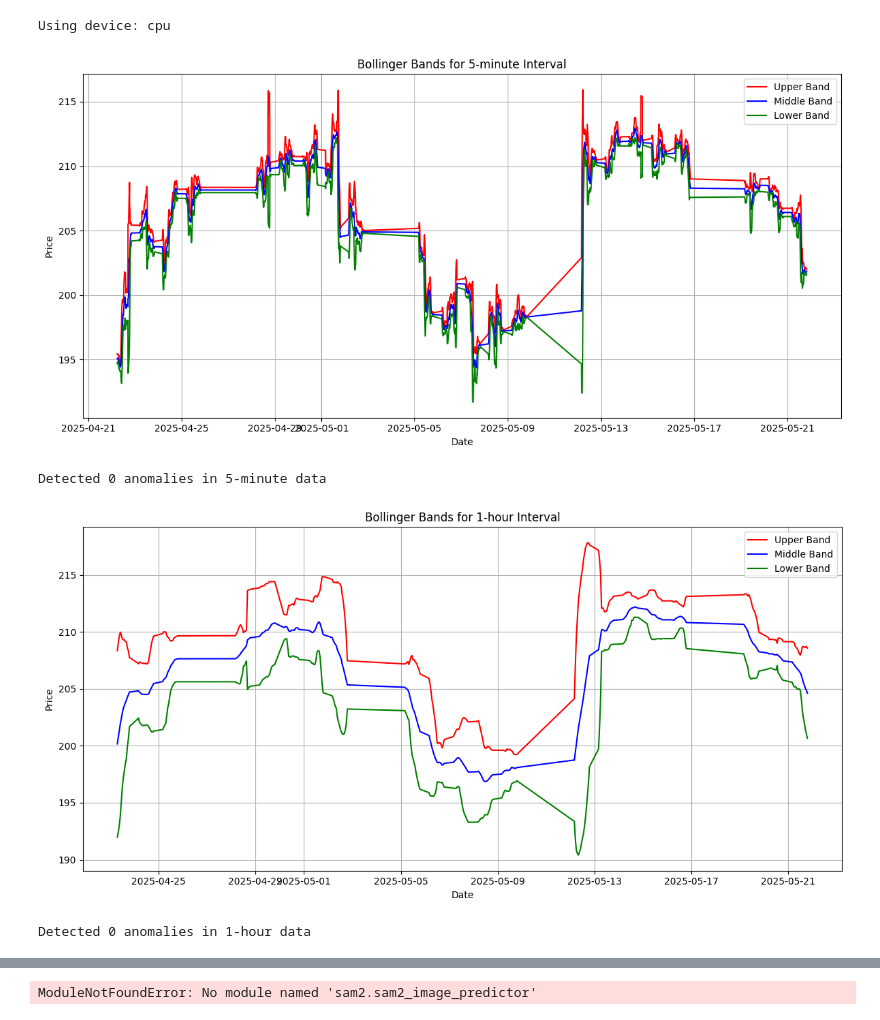
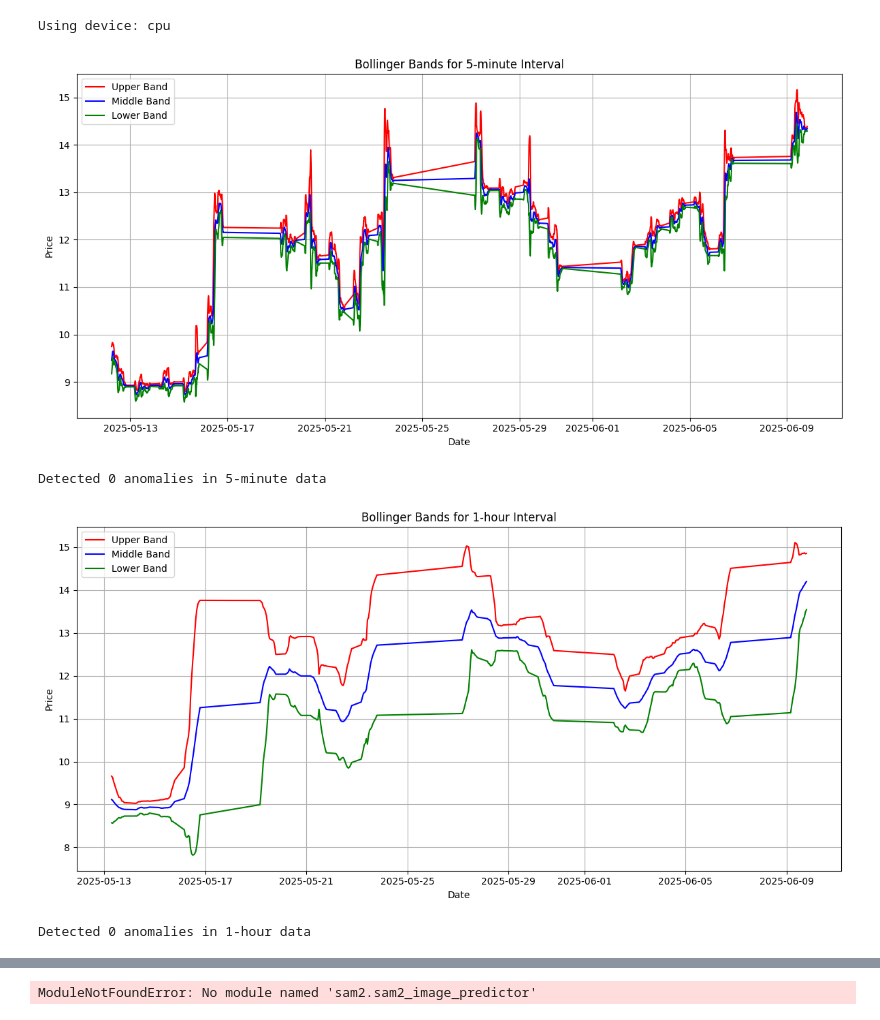
Before and after one commit to adamaslan/ai-fin3, a Jupyter notebook: boll4.ipynb, the cells around one changed output, grey strips where cells are left out. Cells and saved outputs as stored; diff of their text form; code cells hidden in the pictures.

```diff
--- a/boll4.ipynb
+++ b/boll4.ipynb
@@ -184,37 +184,38 @@ def detect_anomalies(df, interval_name):
     # Define anomalies as prices outside the bands
     for i in range(len(df)):
         if price.iloc[i] > upper_band.iloc[i] or price.iloc[i] < lower_band.iloc[i]:
             anomalies.append(True)
             print(f"Anomaly detected at {df.index[i]} in {interval_name} data")
         else:
             anomalies.append(False)
 
     return anomalies
 
 # Main Execution
 if __name__ == "__main__":
-    SYMBOL = 'AAPL'
+    SYMBOL = 'QUBT'
+    CHART_TITLE = f'Bollinger Bands for {SYMBOL}'
     params_5min = {
         "function": "BBANDS",
         "symbol": SYMBOL,
         "interval": "5min",
         "time_period": "20",
         "series_type": "close",
         "apikey": ALPHA_VANTAGE_API_KEY
     }
 
     params_1hour = {**params_5min, "interval": "60min"}
 
     # Fetch and analyze data
     for interval, params in [("5-minute", params_5min), ("1-hour", params_1hour)]:
         df = fetch_and_process_bbands(params, interval)
         visualize_bollinger_bands(df, interval)
         anomalies = detect_anomalies(df, interval)
         print(f"Detected {sum(anomalies)} anomalies in {interval} data")
 # %% [output]
-[figure, old version]
+[figure, new version]
 Detected 0 anomalies in 5-minute data
-[figure, old version]
+[figure, new version]
 Detected 0 anomalies in 1-hour data
 # %%
 # Cell 4: Anomaly Detection Functions
```
Also changed, not shown: parts of 2 cells of this notebook, 2 other files.
